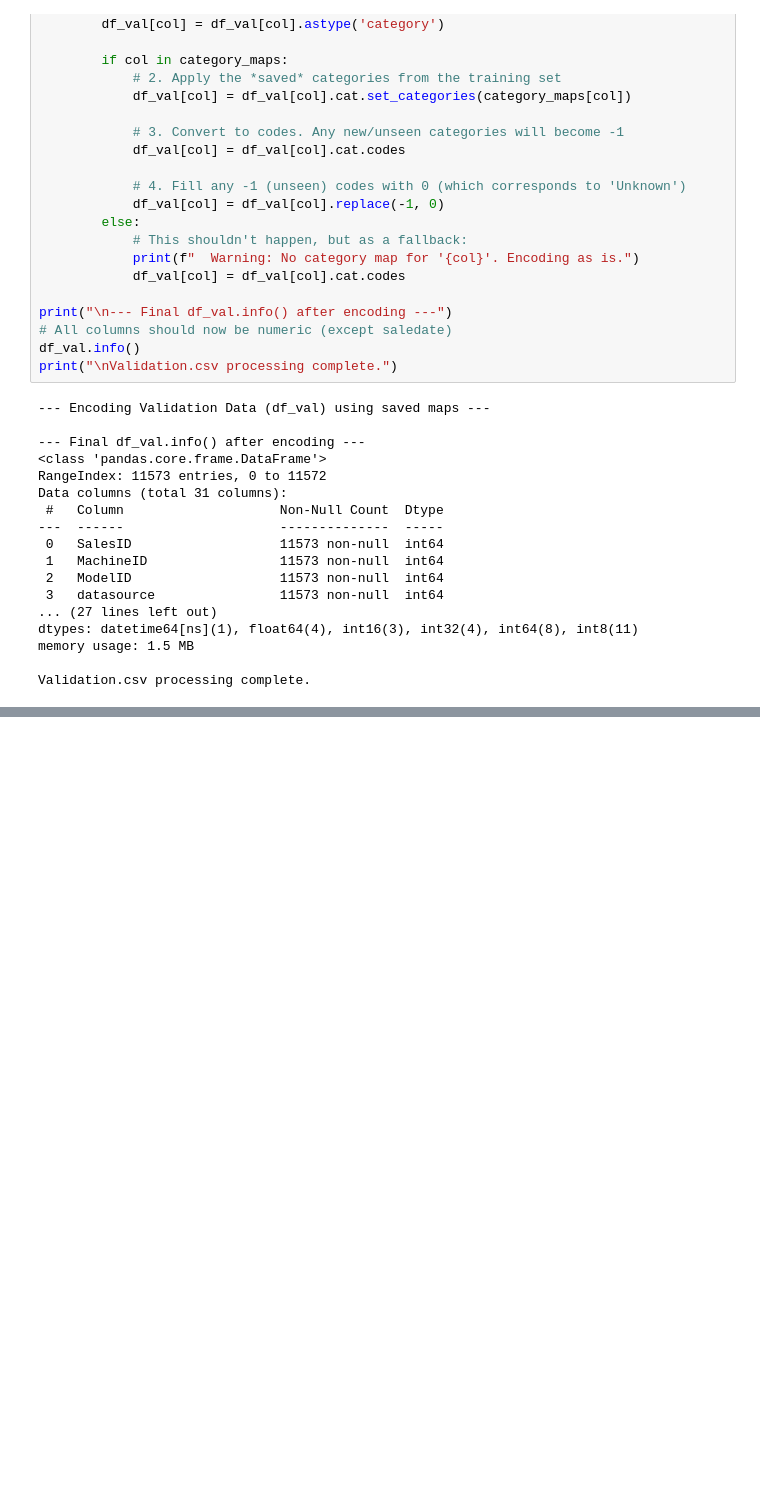
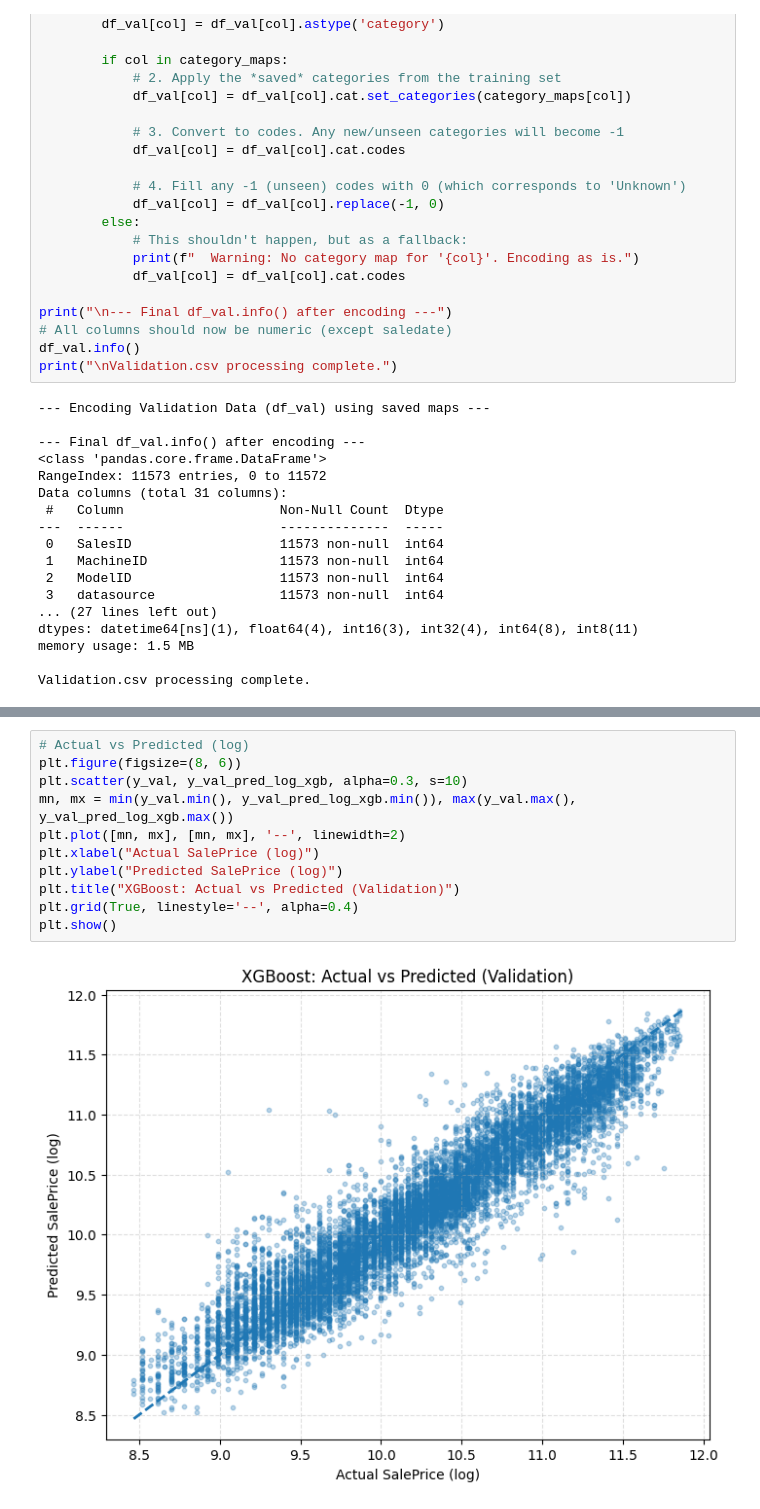
Before and after one commit to kunal768/CMPE255-Predicting-Bulldozer-Auction-Prices, a Jupyter notebook: XGBoost_regression_model.ipynb, the cells around one changed output, grey strips where cells are left out. Cells and saved outputs as stored; diff of their text form; blank space fills up the shorter version.

```diff
--- a/XGBoost_regression_model.ipynb
+++ b/XGBoost_regression_model.ipynb
@@ -2007,0 +1413,13 @@ Overall, the visualization clearly indicates that **XGBoost Regressor is a super
+# %%
+# Actual vs Predicted (log)
+plt.figure(figsize=(8, 6))
+plt.scatter(y_val, y_val_pred_log_xgb, alpha=0.3, s=10)
+mn, mx = min(y_val.min(), y_val_pred_log_xgb.min()), max(y_val.max(), y_val_pred_log_xgb.max())
+plt.plot([mn, mx], [mn, mx], '--', linewidth=2)
+plt.xlabel("Actual SalePrice (log)")
+plt.ylabel("Predicted SalePrice (log)")
+plt.title("XGBoost: Actual vs Predicted (Validation)")
+plt.grid(True, linestyle='--', alpha=0.4)
+plt.show()
+# %% [output]
+[figure, added]
```
Also changed, not shown: parts of 98 cells of this notebook.
